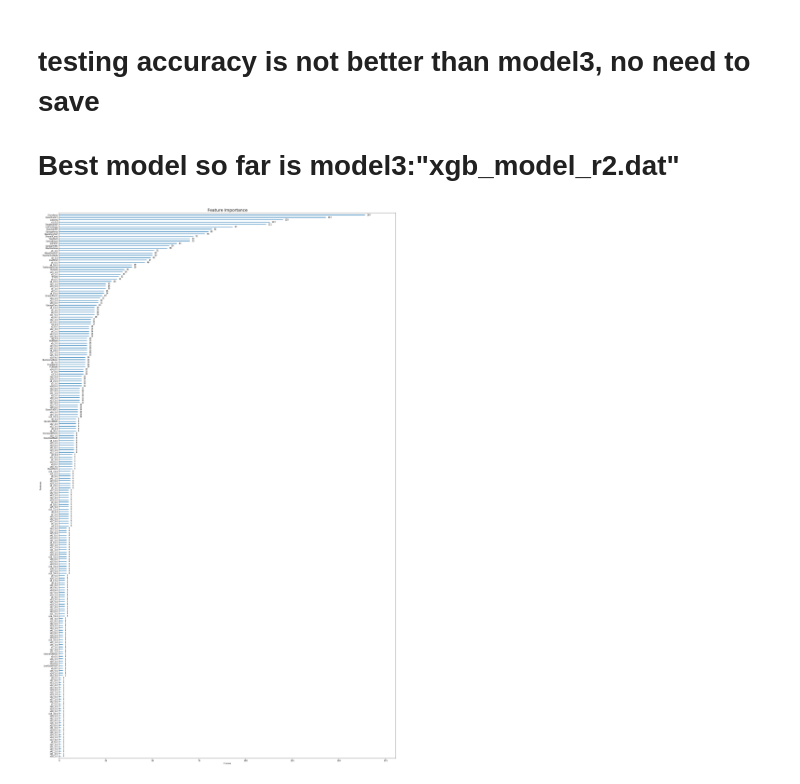
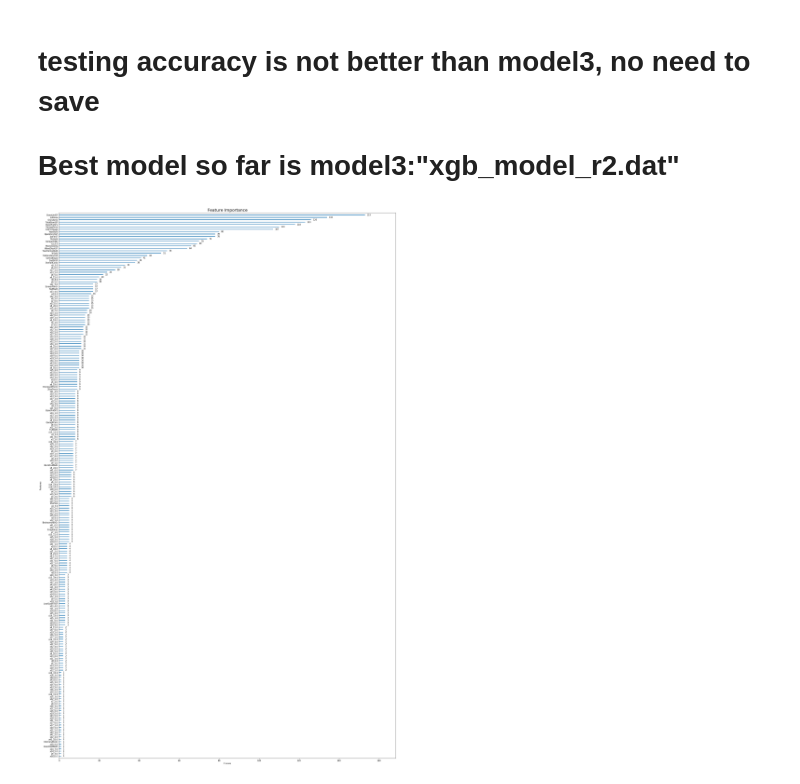
Before and after one commit to Shunling/CapstoneProjects, a Jupyter notebook: HousePriceRegression/Shirley_HousePriceRegression_ML_Xgboost.ipynb, the cells around one changed output. Saved outputs shown, nothing was run; the diff lists cells and outputs as text; code cells hidden in the pictures.

Commit message:
4_models

```diff
--- a/HousePriceRegression/Shirley_HousePriceRegression_ML_Xgboost.ipynb
+++ b/HousePriceRegression/Shirley_HousePriceRegression_ML_Xgboost.ipynb
@@ -44,12 +44,12 @@ search_grid1 = {
     'subsample':np.arange(0.05,1,0.05),
     'max_depth':np.arange(3,10,1)
 }
-model1 = xgb.XGBRegressor(n_estimators=250,objective='reg:squarederror')
+model1 = xgb.XGBRegressor(n_estimators=350,objective='reg:squarederror')
 
 random_search_r2 = RandomizedSearchCV(estimator=model1,
                                       param_distributions=search_grid1,
                                       scoring= 'r2',
-                                      cv=4,
+                                      cv=5,
                                       n_iter=10,
                                       verbose=1)
 random_search_r2.fit(X_train,y_train)
@@ -84,7 +85,7 @@ pickle.dump(random_search_r2.best_estimator_, open("xgb_model_r2.dat", "wb"))
 # %%
 search_grid2 = {
     'learning_rate':np.arange(0.05,1,0.05),
-    'n_estimators':np.arange(50,300,50),
+    'n_estimators':np.arange(300,900,50),
     'subsample':np.arange(0.05,1,0.05)
 }
 model2 = xgb.XGBRegressor(max_depth=8,objective='reg:squarederror')
@@ -163,16 +169,13 @@ pickle.dump(random_search3.best_estimator_, open("xgb_model_r2.dat", "wb"))
 # %% [markdown]
 ### Fourth Model
 # %%
-random_search_mse = RandomizedSearchCV(estimator=model2,
+random_search4 = RandomizedSearchCV(estimator=model2,
                                        param_distributions=search_grid2,
-                                       scoring='neg_mean_squared_error',
+                                       scoring='r2',
                                        cv=10,
                                        n_iter=10,
                                        verbose=1)
-random_search_mse.fit(X_train,y_train)
-print('Best score: ', random_search_mse.best_score_)
-print('Bset model: ', random_search_mse.best_estimator_)
-print('Best_RMSE: ',np.sqrt(np.abs(random_search_mse.best_score_)))
+random_search4.fit(X_train,y_train)
 # %% [output]
 Fitting 10 folds for each of 10 candidates, totalling 100 fits
 [Parallel(n_jobs=1)]: Using backend SequentialBackend with 1 concurrent workers.
@@ -200,21 +216,14 @@ r2:0.8840670756806317
 # testing accuracy is not better than model3, no need to save
 # Best model so far is model3:"xgb_model_r2.dat"
 # %%
-# Plot importance for model3:random_search3
+# Plot importance for beset model: model_mse
 fig1, ax1 = plt.subplots(1,1,figsize=(30,50))
 
-g1 = plot_importance(random_search3.best_estimator_,ax=ax1,grid=False)
-"""oldy = g1.yaxis.get_majorticklabels()
+g1 = plot_importance(random_search_mse.best_estimator_,ax=ax1,grid=False)
 
-features = ['f'+str(x) for x in range(len(df1.columns))]
-feature_dict = dict(zip(features,df1.columns))
-
-newy = [str(feature_dict[y._text]) for y in oldy]
-g1.set_yticklabels(newy, rotation=0, fontsize = 14)
-"""
 fig1.savefig('feature_importance')
 plt.title('Feature Importance',fontsize=20)
 
 plt.show()
 # %% [output]
-[figure, old version]
+[figure, new version]
```
Also changed, not shown: parts of 11 cells of this notebook, 3 other files.
